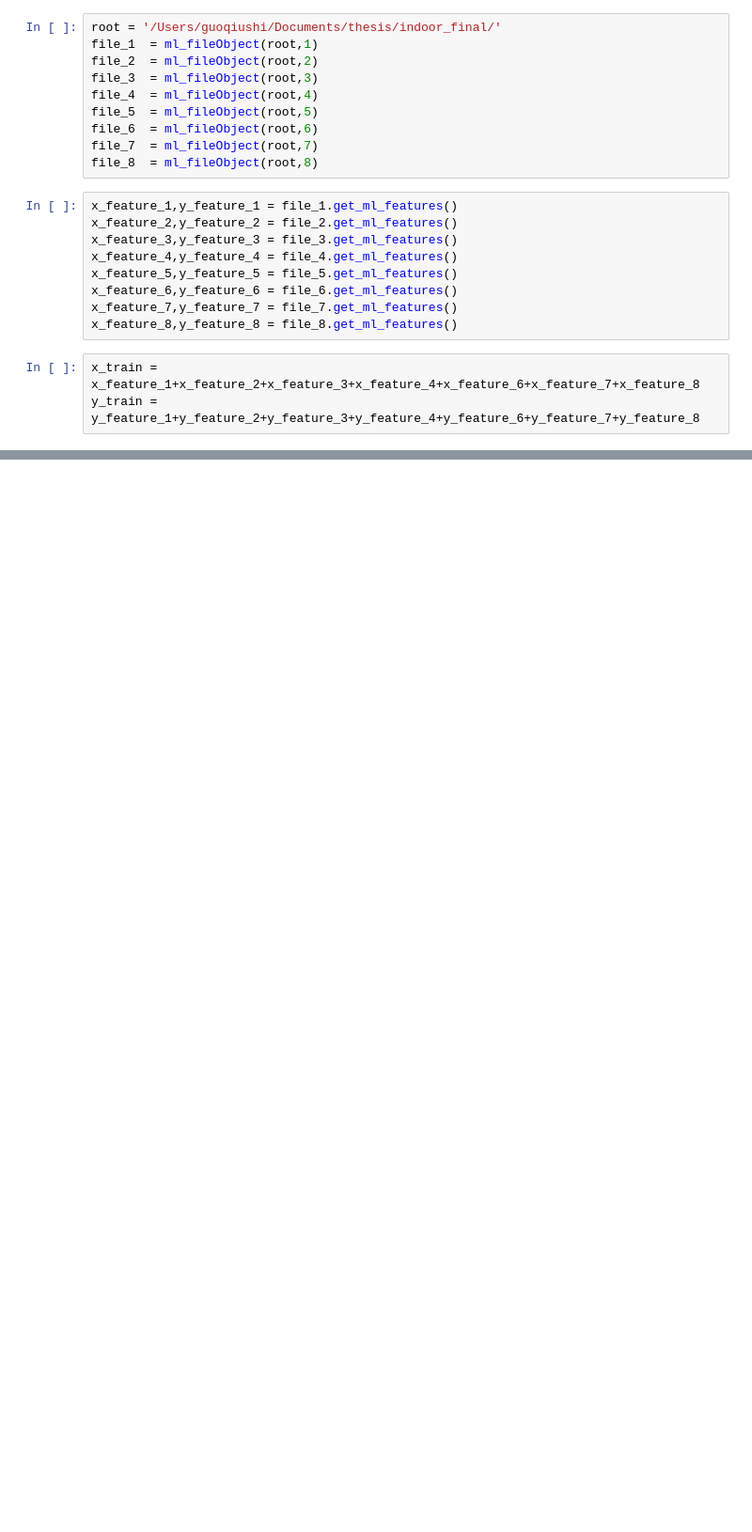
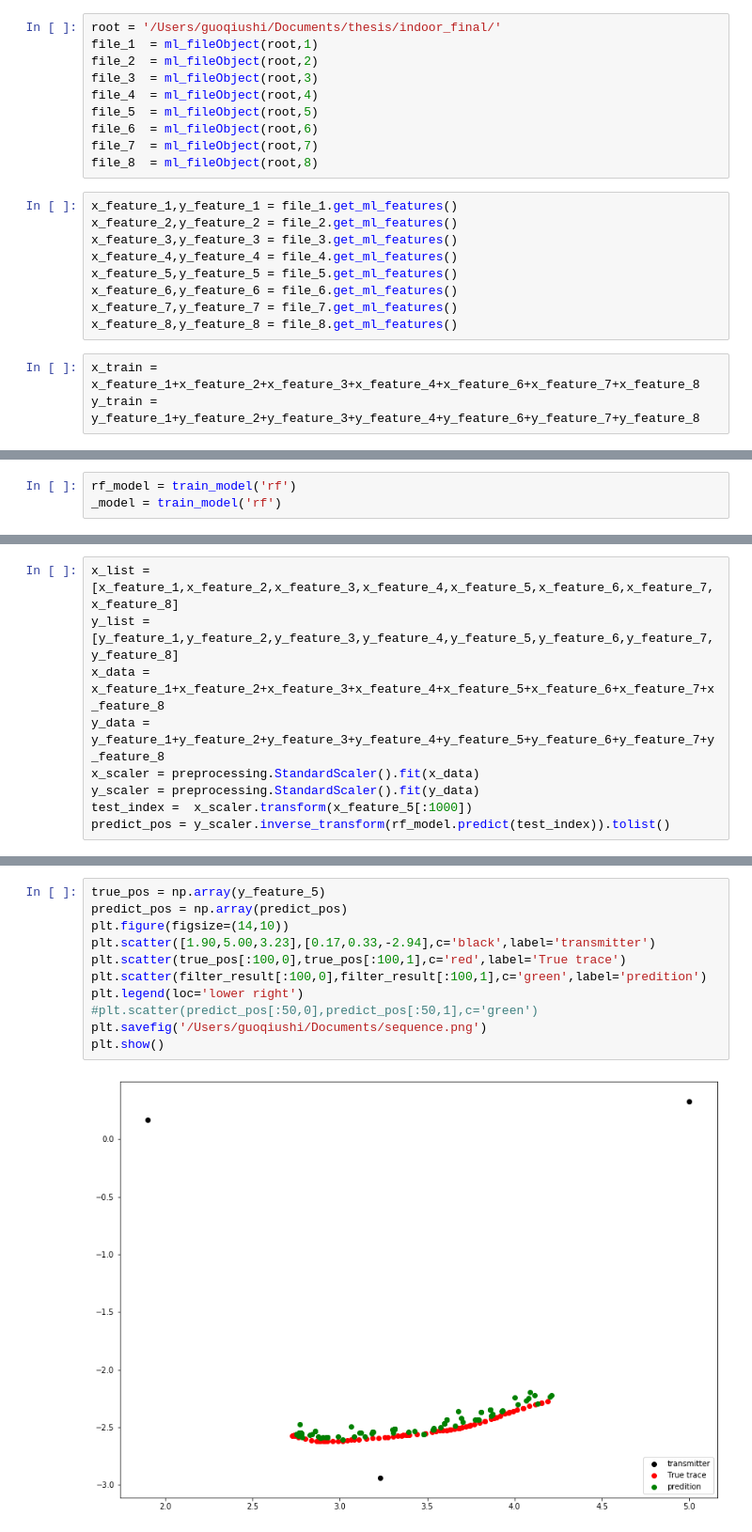
Before and after one commit to guoqiushi/Mag_thesis, a Jupyter notebook: ml_performance.ipynb, the cells around one changed output, grey strips where cells are left out. Shown: that part at 94% size. Cells and saved outputs as stored; diff of their text form; blank space fills up the shorter version.

```diff
--- a/ml_performance.ipynb
+++ b/ml_performance.ipynb
@@ -242,0 +275,3 @@ y_feature_5[0]
+# %%
+rf_model = train_model('rf')
+_model = train_model('rf')
@@ -242,0 +387,9 @@ y_feature_5[0]
+# %%
+x_list = [x_feature_1,x_feature_2,x_feature_3,x_feature_4,x_feature_5,x_feature_6,x_feature_7,x_feature_8]
+y_list = [y_feature_1,y_feature_2,y_feature_3,y_feature_4,y_feature_5,y_feature_6,y_feature_7,y_feature_8]
+x_data = x_feature_1+x_feature_2+x_feature_3+x_feature_4+x_feature_5+x_feature_6+x_feature_7+x_feature_8
+y_data = y_feature_1+y_feature_2+y_feature_3+y_feature_4+y_feature_5+y_feature_6+y_feature_7+y_feature_8
+x_scaler = preprocessing.StandardScaler().fit(x_data)
+y_scaler = preprocessing.StandardScaler().fit(y_data)
+test_index =  x_scaler.transform(x_feature_5[:1000])
+predict_pos = y_scaler.inverse_transform(rf_model.predict(test_index)).tolist()
@@ -242,0 +500,13 @@ y_feature_5[0]
+# %%
+true_pos = np.array(y_feature_5)
+predict_pos = np.array(predict_pos)
+plt.figure(figsize=(14,10))
+plt.scatter([1.90,5.00,3.23],[0.17,0.33,-2.94],c='black',label='transmitter')
+plt.scatter(true_pos[:100,0],true_pos[:100,1],c='red',label='True trace')
+plt.scatter(filter_result[:100,0],filter_result[:100,1],c='green',label='predition')
+plt.legend(loc='lower right')
+#plt.scatter(predict_pos[:50,0],predict_pos[:50,1],c='green')
+plt.savefig('/Users/guoqiushi/Documents/sequence.png')
+plt.show()
+# %% [output]
+[figure, added]
```
Also changed, not shown: parts of 50 cells of this notebook, 2 other files.
